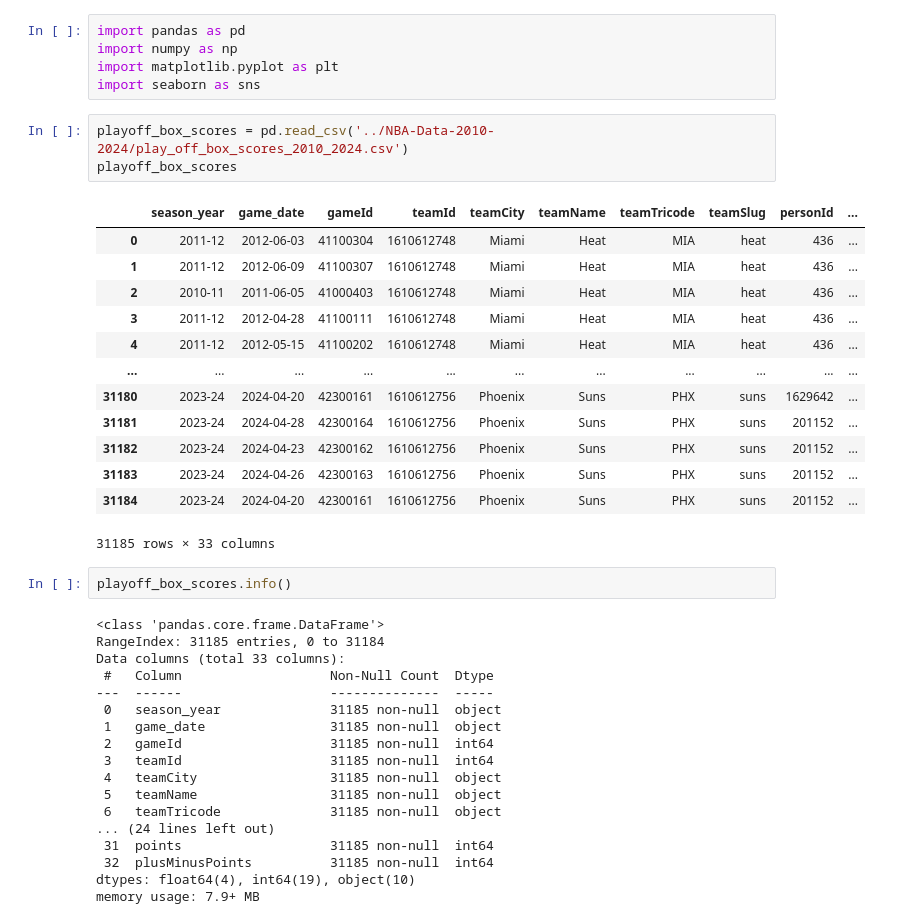
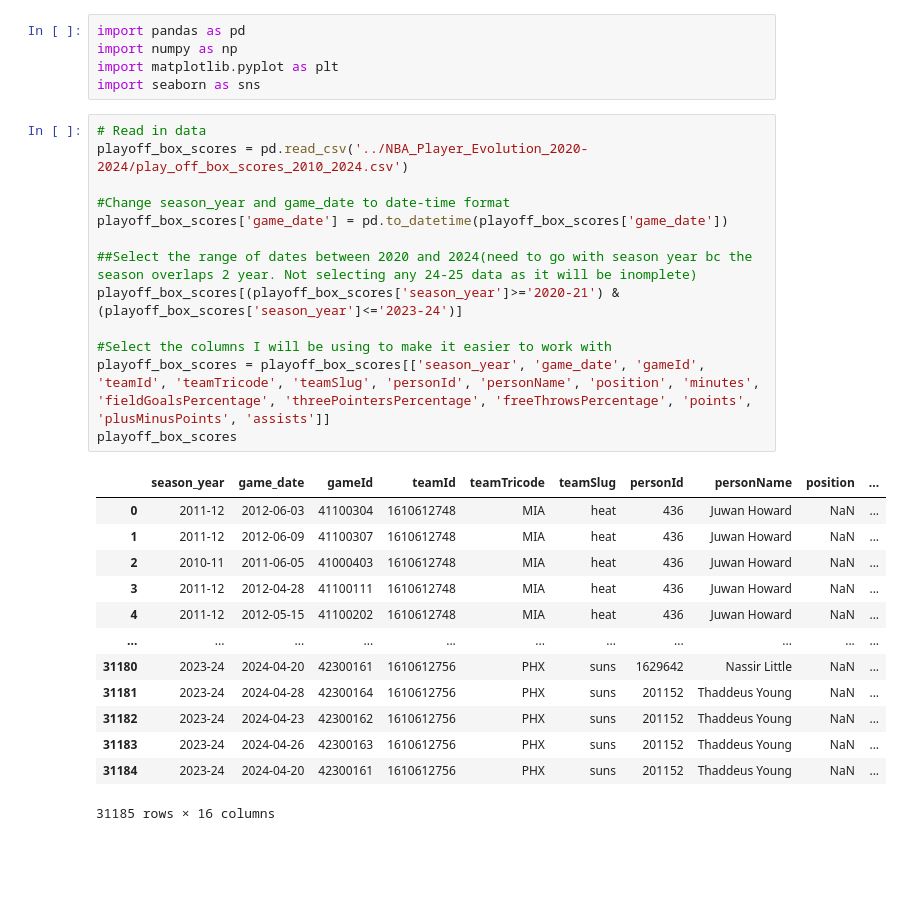
Before and after one commit to Jswine08/NBA_Player_Evolution_2020-2024, a Jupyter notebook: Capstone.ipynb, the cells around one changed output. Saved outputs shown, nothing was run; the diff lists cells and outputs as text; blank space fills up the shorter version.

```diff
--- a/Capstone.ipynb
+++ b/Capstone.ipynb
@@ -4,40 +4,30 @@ import numpy as np
 import matplotlib.pyplot as plt
 import seaborn as sns
 # %%
-playoff_box_scores = pd.read_csv('../NBA-Data-2010-2024/play_off_box_scores_2010_2024.csv')
+# Read in data
+playoff_box_scores = pd.read_csv('../NBA_Player_Evolution_2020-2024/play_off_box_scores_2010_2024.csv')
+
+#Change season_year and game_date to date-time format
+playoff_box_scores['game_date'] = pd.to_datetime(playoff_box_scores['game_date'])
+
+##Select the range of dates between 2020 and 2024(need to go with season year bc the season overlaps 2 year. Not selecting any 24-25 data as it will be inomplete)
+playoff_box_scores[(playoff_box_scores['season_year']>='2020-21') & (playoff_box_scores['season_year']<='2023-24')]
+
+#Select the columns I will be using to make it easier to work with
+playoff_box_scores = playoff_box_scores[['season_year', 'game_date', 'gameId', 'teamId', 'teamTricode', 'teamSlug', 'personId', 'personName', 'position', 'minutes', 'fieldGoalsPercentage', 'threePointersPercentage', 'freeThrowsPercentage', 'points', 'plusMinusPoints', 'assists']]
 playoff_box_scores
 # %% [output]
-|  | season_year | game_date | gameId | teamId | teamCity | teamName | teamTricode | teamSlug | personId | ... |
-| 0 | 2011-12 | 2012-06-03 | 41100304 | 1610612748 | Miami | Heat | MIA | heat | 436 | ... |
-| 1 | 2011-12 | 2012-06-09 | 41100307 | 1610612748 | Miami | Heat | MIA | heat | 436 | ... |
-| 2 | 2010-11 | 2011-06-05 | 41000403 | 1610612748 | Miami | Heat | MIA | heat | 436 | ... |
-| 3 | 2011-12 | 2012-04-28 | 41100111 | 1610612748 | Miami | Heat | MIA | heat | 436 | ... |
-| 4 | 2011-12 | 2012-05-15 | 41100202 | 1610612748 | Miami | Heat | MIA | heat | 436 | ... |
+|  | season_year | game_date | gameId | teamId | teamTricode | teamSlug | personId | personName | position | ... |
+| 0 | 2011-12 | 2012-06-03 | 41100304 | 1610612748 | MIA | heat | 436 | Juwan Howard | NaN | ... |
+| 1 | 2011-12 | 2012-06-09 | 41100307 | 1610612748 | MIA | heat | 436 | Juwan Howard | NaN | ... |
+| 2 | 2010-11 | 2011-06-05 | 41000403 | 1610612748 | MIA | heat | 436 | Juwan Howard | NaN | ... |
+| 3 | 2011-12 | 2012-04-28 | 41100111 | 1610612748 | MIA | heat | 436 | Juwan Howard | NaN | ... |
+| 4 | 2011-12 | 2012-05-15 | 41100202 | 1610612748 | MIA | heat | 436 | Juwan Howard | NaN | ... |
 | ... | ... | ... | ... | ... | ... | ... | ... | ... | ... | ... |
-| 31180 | 2023-24 | 2024-04-20 | 42300161 | 1610612756 | Phoenix | Suns | PHX | suns | 1629642 | ... |
-| 31181 | 2023-24 | 2024-04-28 | 42300164 | 1610612756 | Phoenix | Suns | PHX | suns | 201152 | ... |
-| 31182 | 2023-24 | 2024-04-23 | 42300162 | 1610612756 | Phoenix | Suns | PHX | suns | 201152 | ... |
-| 31183 | 2023-24 | 2024-04-26 | 42300163 | 1610612756 | Phoenix | Suns | PHX | suns | 201152 | ... |
-| 31184 | 2023-24 | 2024-04-20 | 42300161 | 1610612756 | Phoenix | Suns | PHX | suns | 201152 | ... |
+| 31180 | 2023-24 | 2024-04-20 | 42300161 | 1610612756 | PHX | suns | 1629642 | Nassir Little | NaN | ... |
+| 31181 | 2023-24 | 2024-04-28 | 42300164 | 1610612756 | PHX | suns | 201152 | Thaddeus Young | NaN | ... |
+| 31182 | 2023-24 | 2024-04-23 | 42300162 | 1610612756 | PHX | suns | 201152 | Thaddeus Young | NaN | ... |
+| 31183 | 2023-24 | 2024-04-26 | 42300163 | 1610612756 | PHX | suns | 201152 | Thaddeus Young | NaN | ... |
+| 31184 | 2023-24 | 2024-04-20 | 42300161 | 1610612756 | PHX | suns | 201152 | Thaddeus Young | NaN | ... |
-31185 rows × 33 columns
+31185 rows × 16 columns
-# %%
-playoff_box_scores.info()
-# %% [output]
-<class 'pandas.core.frame.DataFrame'>
-RangeIndex: 31185 entries, 0 to 31184
-Data columns (total 33 columns):
- #   Column                   Non-Null Count  Dtype
----  ------                   --------------  -----
- 0   season_year              31185 non-null  object
- 1   game_date                31185 non-null  object
- 2   gameId                   31185 non-null  int64
- 3   teamId                   31185 non-null  int64
- 4   teamCity                 31185 non-null  object
- 5   teamName                 31185 non-null  object
- 6   teamTricode              31185 non-null  object
-... (24 lines left out)
- 31  points                   31185 non-null  int64
- 32  plusMinusPoints          31185 non-null  int64
-dtypes: float64(4), int64(19), object(10)
-memory usage: 7.9+ MB
 # %%
```
Also changed, not shown: parts of 12 cells of this notebook, 1 other file.
